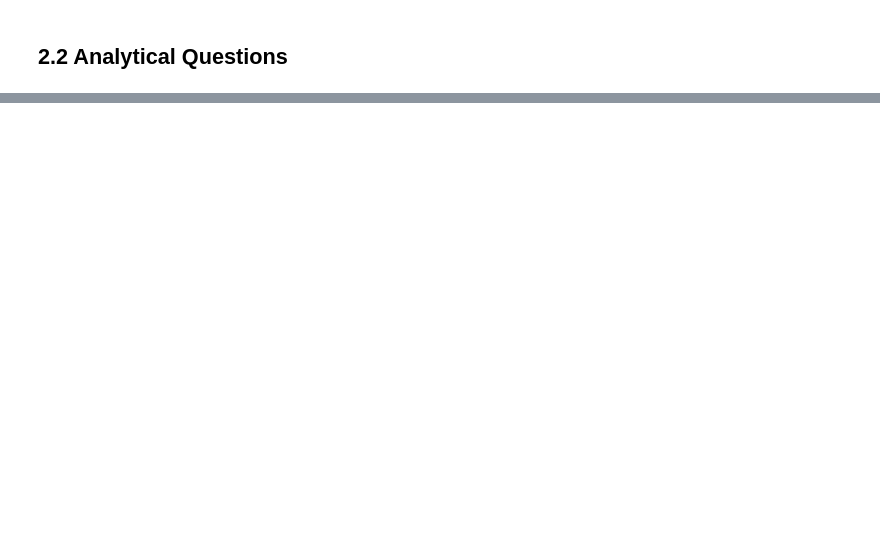
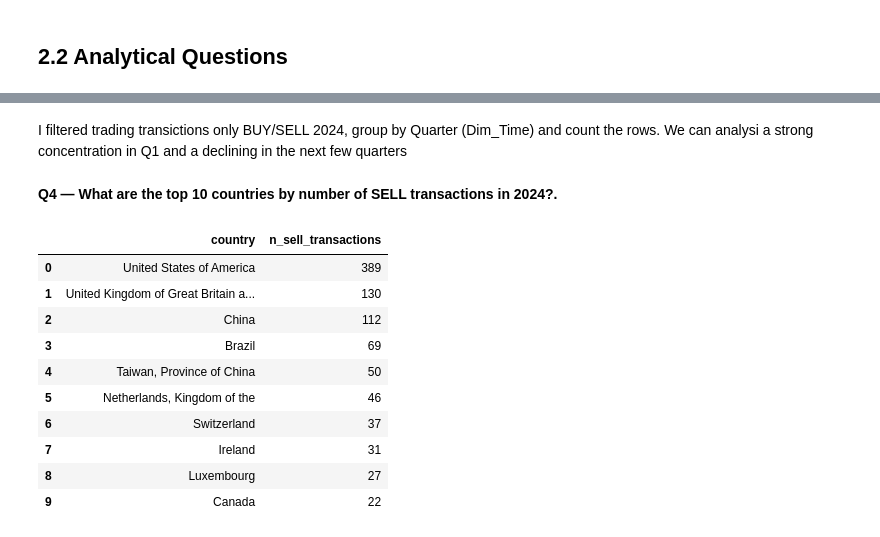
Before and after one commit to TheChris00/ChristianBDA2026, a Jupyter notebook: Homework/Homework3/Homework3_christian_grasso.ipynb, the cells around one changed output, grey strips where cells are left out. Saved outputs shown, nothing was run; the diff lists cells and outputs as text; code cells hidden in the pictures; blank space fills up the shorter version.

```diff
--- a/Homework/Homework3/Homework3_christian_grasso.ipynb
+++ b/Homework/Homework3/Homework3_christian_grasso.ipynb
@@ -187,0 +268,9 @@ Countries not mappable: none
+# %%
+# One reusable "star join" of the fact with its dimensions
+star = (fact
+        .merge(dim_time, on='time_sk')
+        .merge(dim_symbol, on='symbol_sk')
+        .merge(dim_geography, on='geo_sk')
+        .merge(dim_transactiontype, on='type_sk'))
+buy_sell = star[star['transaction_type'].isin(['BUY', 'SELL'])]
+print(f'star view: {len(star)} rows, of which BUY+SELL: {len(buy_sell)}')
@@ -187,0 +298,24 @@ Countries not mappable: none
+# %% [markdown]
+I filtered trading transictions only BUY/SELL 2024, group by Quarter (Dim_Time) and count the rows.
+We can analysi a strong concentration in Q1 and a declining in the next few quarters
+# %% [markdown]
+**Q4 — What are the top 10 countries by number of SELL transactions in 2024?.**
+# %%
+q4 = (star[(star['transaction_type'] == 'SELL') & (star['year'] == 2024)]
+      .groupby('country')
+      .size()
+      .nlargest(10).rename('n_sell_transactions')
+      .reset_index())
+q4
+# %% [output]
+|  | country | n_sell_transactions |
+| 0 | United States of America | 389 |
+| 1 | United Kingdom of Great Britain a... | 130 |
+| 2 | China | 112 |
+| 3 | Brazil | 69 |
+| 4 | Taiwan, Province of China | 50 |
+| 5 | Netherlands, Kingdom of the | 46 |
+| 6 | Switzerland | 37 |
+| 7 | Ireland | 31 |
+| 8 | Luxembourg | 27 |
+| 9 | Canada | 22 |
```
Also changed, not shown: parts of 21 cells of this notebook, 1 other file.
